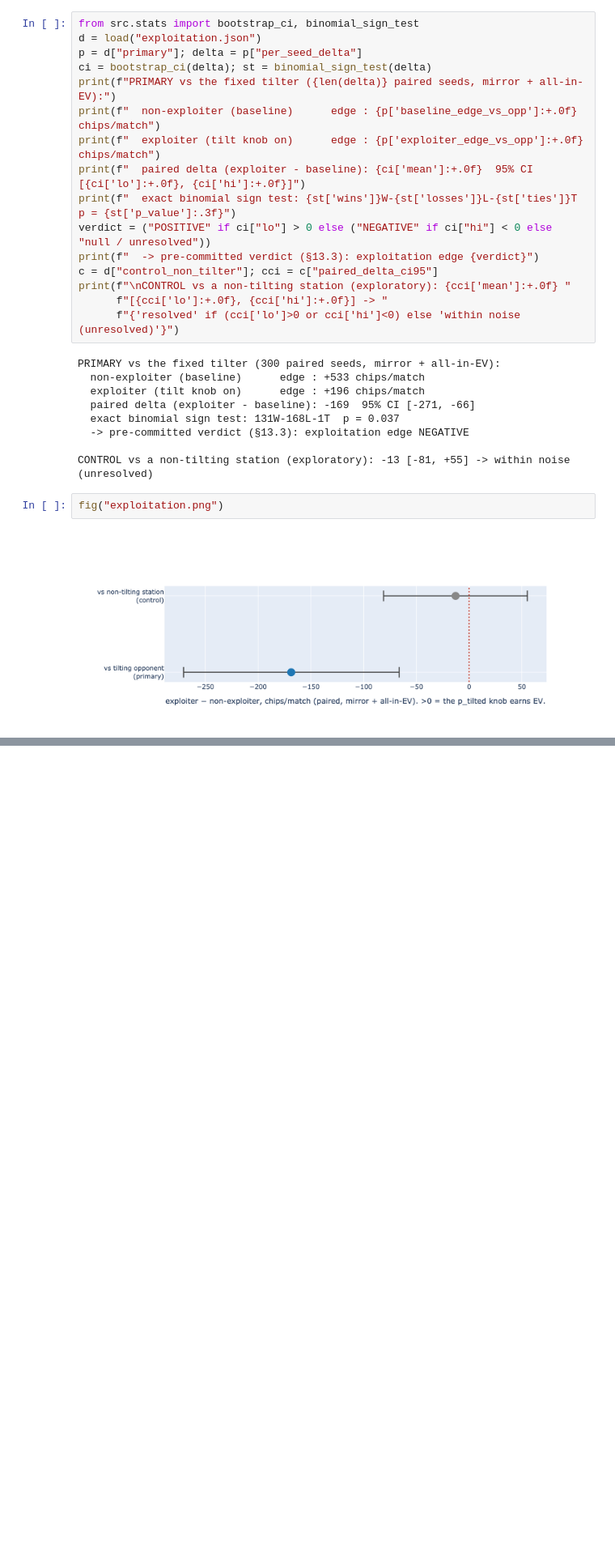
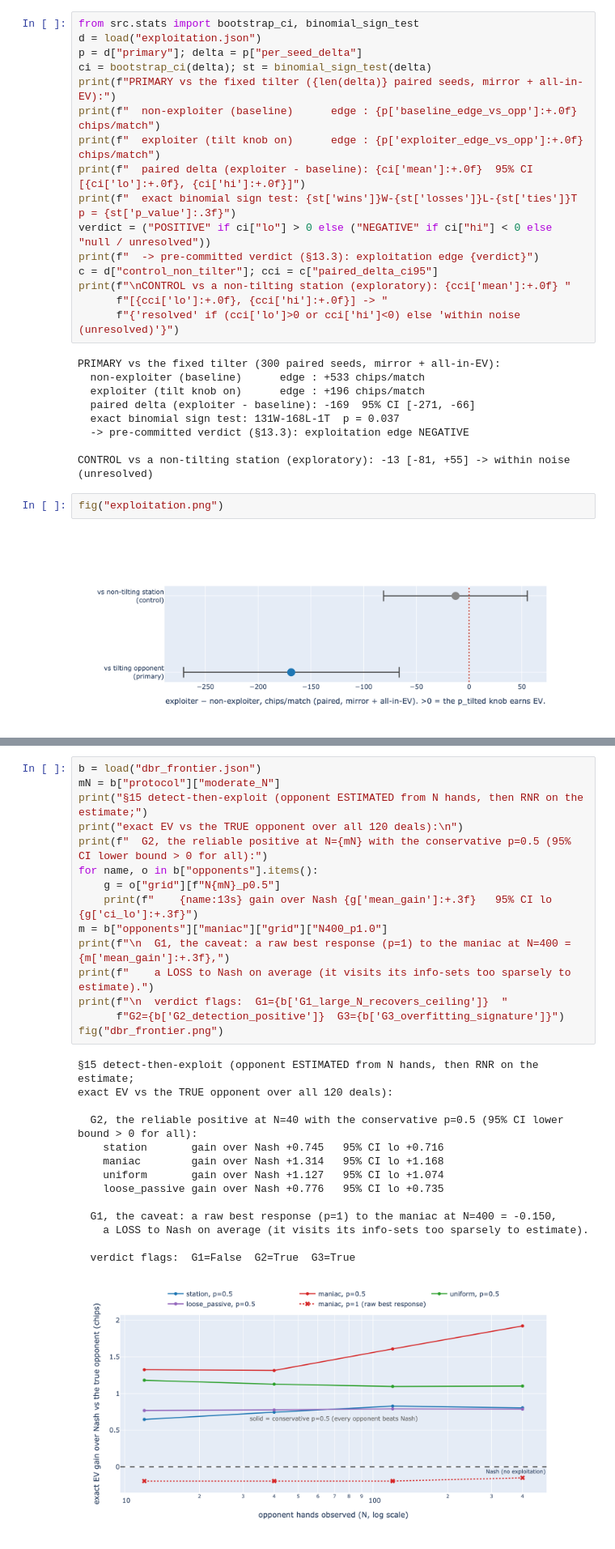
Before and after one commit to batuhanboztepe0/poker-simulation, a Jupyter notebook: notebooks/05_exploitation.ipynb, the cells around one changed output, grey strips where cells are left out. Shown at 81% size. Cells and saved outputs as stored; diff of their text form; blank space fills up the shorter version.

```diff
--- a/notebooks/05_exploitation.ipynb
+++ b/notebooks/05_exploitation.ipynb
@@ -78,0 +124,30 @@ This is the fourth honest v2 negative, and the most transferable: a textbook-mot
+# %%
+b = load("dbr_frontier.json")
+mN = b["protocol"]["moderate_N"]
+print("§15 detect-then-exploit (opponent ESTIMATED from N hands, then RNR on the estimate;")
+print("exact EV vs the TRUE opponent over all 120 deals):\n")
+print(f"  G2, the reliable positive at N={mN} with the conservative p=0.5 (95% CI lower bound > 0 for all):")
+for name, o in b["opponents"].items():
+    g = o["grid"][f"N{mN}_p0.5"]
+    print(f"    {name:13s} gain over Nash {g['mean_gain']:+.3f}   95% CI lo {g['ci_lo']:+.3f}")
+m = b["opponents"]["maniac"]["grid"]["N400_p1.0"]
+print(f"\n  G1, the caveat: a raw best response (p=1) to the maniac at N=400 = {m['mean_gain']:+.3f},")
+print(f"    a LOSS to Nash on average (it visits its info-sets too sparsely to estimate).")
+print(f"\n  verdict flags:  G1={b['G1_large_N_recovers_ceiling']}  "
+      f"G2={b['G2_detection_positive']}  G3={b['G3_overfitting_signature']}")
+fig("dbr_frontier.png")
+# %% [output]
+§15 detect-then-exploit (opponent ESTIMATED from N hands, then RNR on the estimate;
+exact EV vs the TRUE opponent over all 120 deals):
+
+  G2, the reliable positive at N=40 with the conservative p=0.5 (95% CI lower bound > 0 for all):
+    station       gain over Nash +0.745   95% CI lo +0.716
+    maniac        gain over Nash +1.314   95% CI lo +1.168
+    uniform       gain over Nash +1.127   95% CI lo +1.074
+    loose_passive gain over Nash +0.776   95% CI lo +0.735
+
+  G1, the caveat: a raw best response (p=1) to the maniac at N=400 = -0.150,
+    a LOSS to Nash on average (it visits its info-sets too sparsely to estimate).
+
+  verdict flags:  G1=False  G2=True  G3=True
+[figure, added]
```
Also changed, not shown: parts of 7 cells of this notebook, 5 other files.
